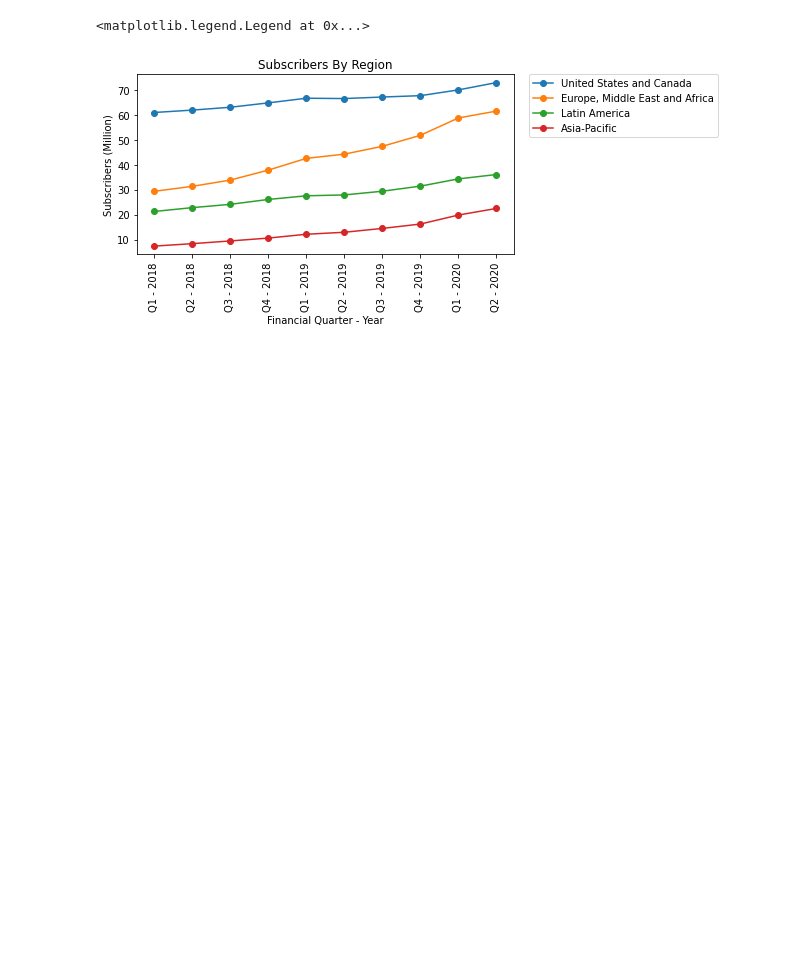
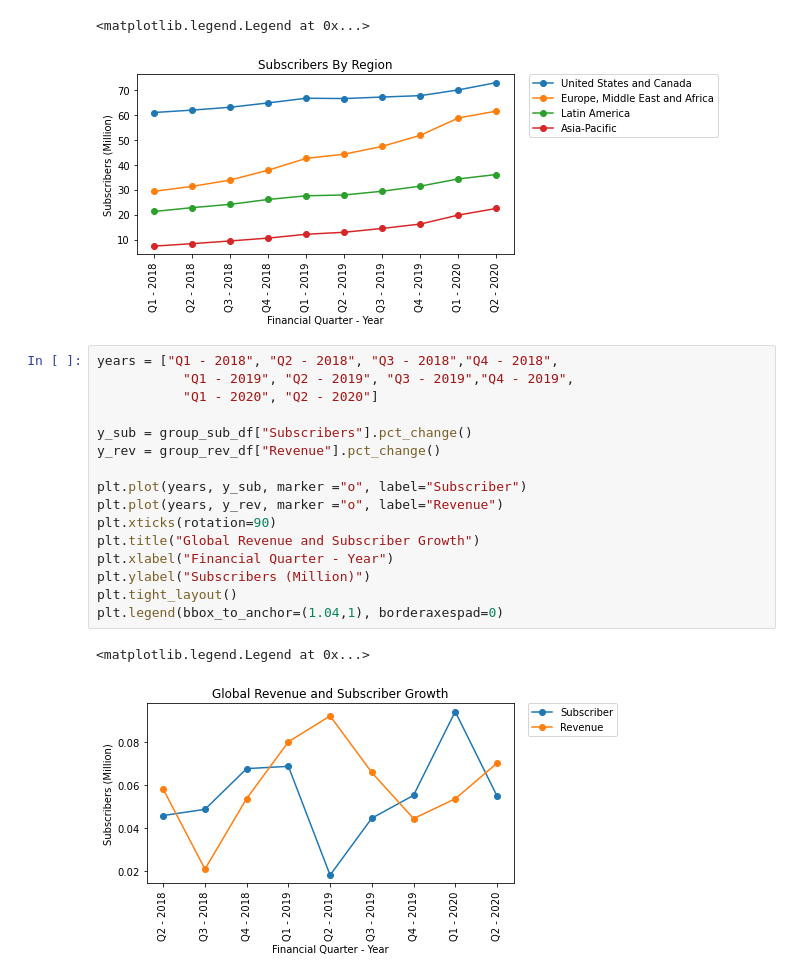
Before and after one commit to jimbleslilley/bootcamp-project-1, a Jupyter notebook: RegionGrowth.ipynb, the cells around one changed output. Drawn from its saved outputs; the diff is of its cells as text; blank space fills up the shorter version.

Commit message:
added percentage table graphs

```diff
--- a/RegionGrowth.ipynb
+++ b/RegionGrowth.ipynb
@@ -152,3 +152,22 @@ plt.legend(bbox_to_anchor=(1.04,1), borderaxespad=0)
 # %% [output]
 <matplotlib.legend.Legend at 0x...>
 [figure]
+# %%
+years = ["Q1 - 2018", "Q2 - 2018", "Q3 - 2018","Q4 - 2018",
+           "Q1 - 2019", "Q2 - 2019", "Q3 - 2019","Q4 - 2019",
+           "Q1 - 2020", "Q2 - 2020"]
+
+y_sub = group_sub_df["Subscribers"].pct_change()
+y_rev = group_rev_df["Revenue"].pct_change()
+
+plt.plot(years, y_sub, marker ="o", label="Subscriber")
+plt.plot(years, y_rev, marker ="o", label="Revenue")
+plt.xticks(rotation=90)
+plt.title("Global Revenue and Subscriber Growth")
+plt.xlabel("Financial Quarter - Year")
+plt.ylabel("Subscribers (Million)")
+plt.tight_layout()
+plt.legend(bbox_to_anchor=(1.04,1), borderaxespad=0)
+# %% [output]
+<matplotlib.legend.Legend at 0x...>
+[figure, added]
```
Also changed, not shown: parts of 5 cells of this notebook.
